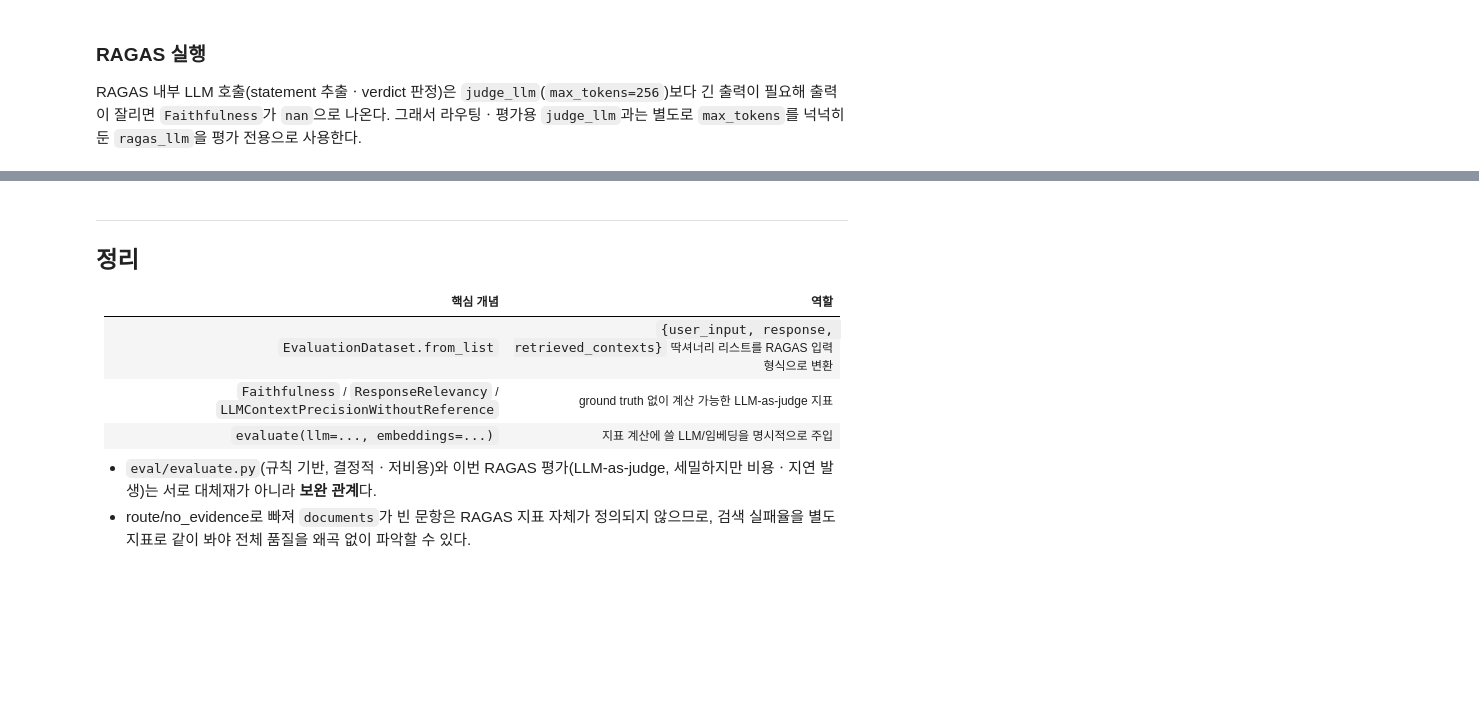
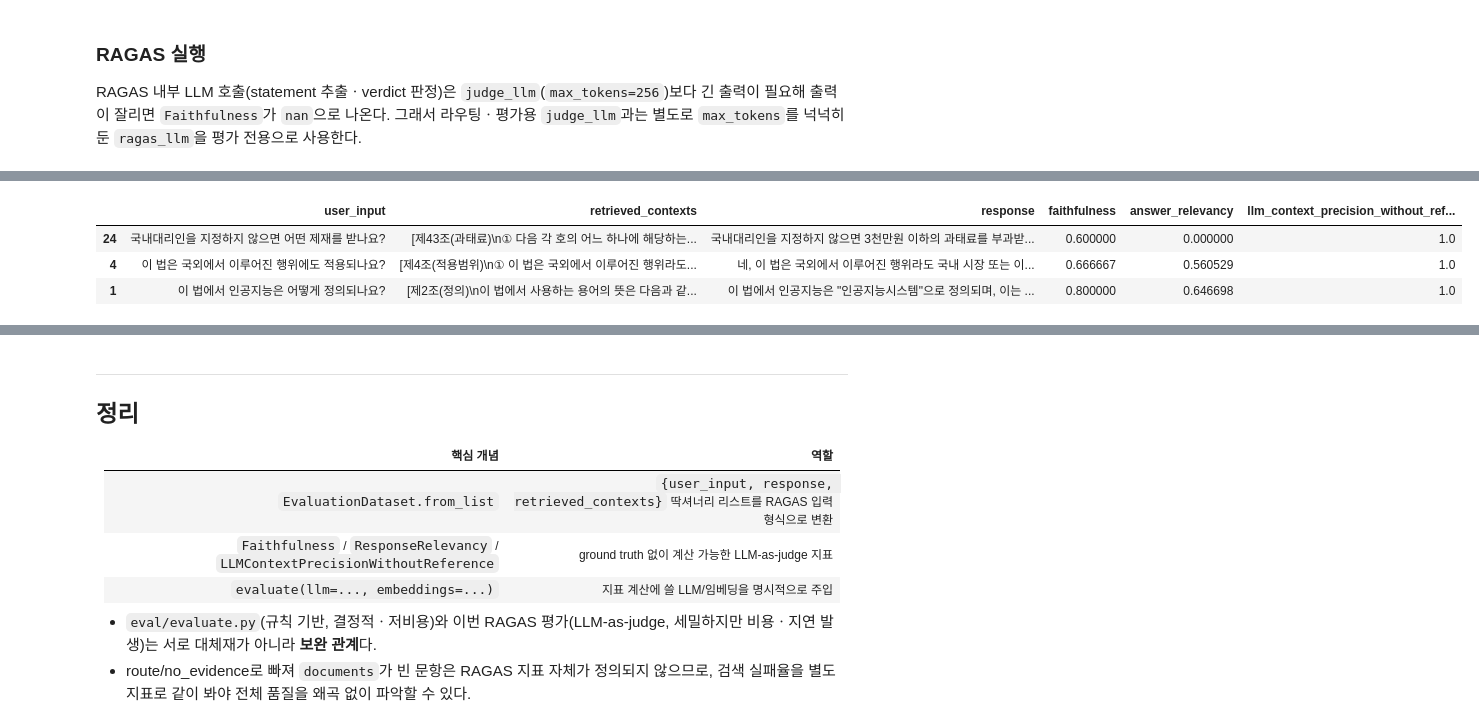
Before and after one commit to hatholion/LangGraph_Agent, a Jupyter notebook: langgraph_agent/1-4.ragas_eval.ipynb, the cells around one changed output, grey strips where cells are left out. Cells and saved outputs as stored; diff of their text form; code cells hidden in the pictures; blank space fills up the shorter version.

```diff
--- a/langgraph_agent/1-4.ragas_eval.ipynb
+++ b/langgraph_agent/1-4.ragas_eval.ipynb
@@ -433,2 +440,9 @@ df[["user_input", "faithfulness", "answer_relevancy", "llm_context_precision_wit
 | 23 | 위원회 위원이 직무상 알게 된 비밀을 누설하면 어떤 처벌을 ... | 1.000000 | 0.468094 | 1.000000 |
 | 24 | 국내대리인을 지정하지 않으면 어떤 제재를 받나요? | 0.600000 | 0.000000 | 1.000000 |
+# %%
+df.sort_values("faithfulness").head(3)        # faithfulness 낮은 문항부터
+# %% [output]
+|  | user_input | retrieved_contexts | response | faithfulness | answer_relevancy | llm_context_precision_without_ref... |
+| 24 | 국내대리인을 지정하지 않으면 어떤 제재를 받나요? | [제43조(과태료)\n① 다음 각 호의 어느 하나에 해당하는... | 국내대리인을 지정하지 않으면 3천만원 이하의 과태료를 부과받... | 0.600000 | 0.000000 | 1.0 |
+| 4 | 이 법은 국외에서 이루어진 행위에도 적용되나요? | [제4조(적용범위)\n① 이 법은 국외에서 이루어진 행위라도... | 네, 이 법은 국외에서 이루어진 행위라도 국내 시장 또는 이... | 0.666667 | 0.560529 | 1.0 |
+| 1 | 이 법에서 인공지능은 어떻게 정의되나요? | [제2조(정의)\n이 법에서 사용하는 용어의 뜻은 다음과 같... | 이 법에서 인공지능은 "인공지능시스템"으로 정의되며, 이는 ... | 0.800000 | 0.646698 | 1.0 |
```
Also changed, not shown: parts of 8 cells of this notebook, 8 other files.
